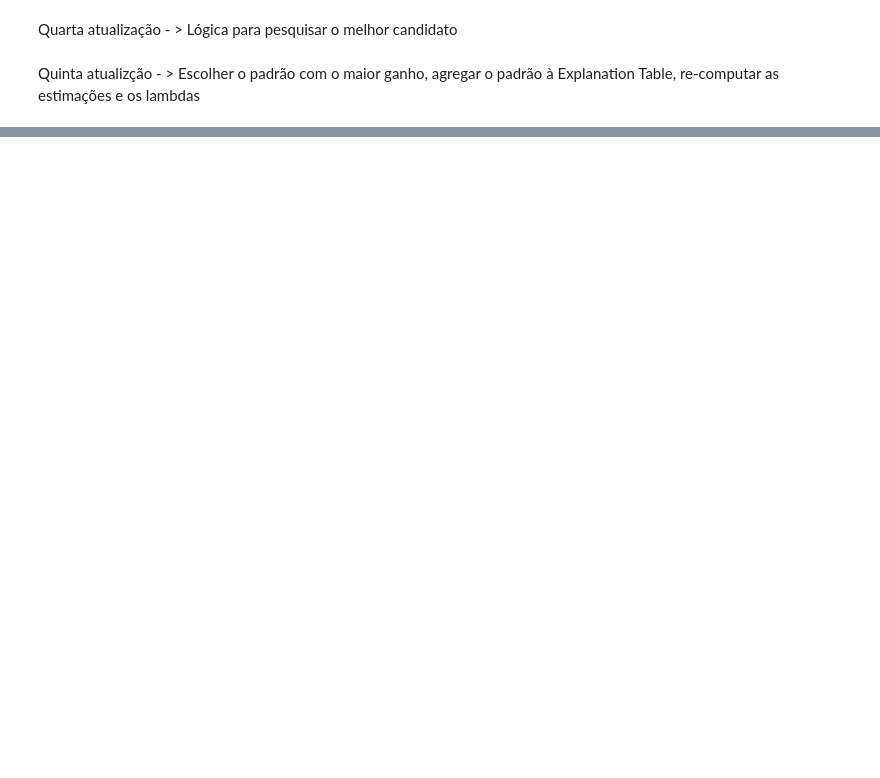
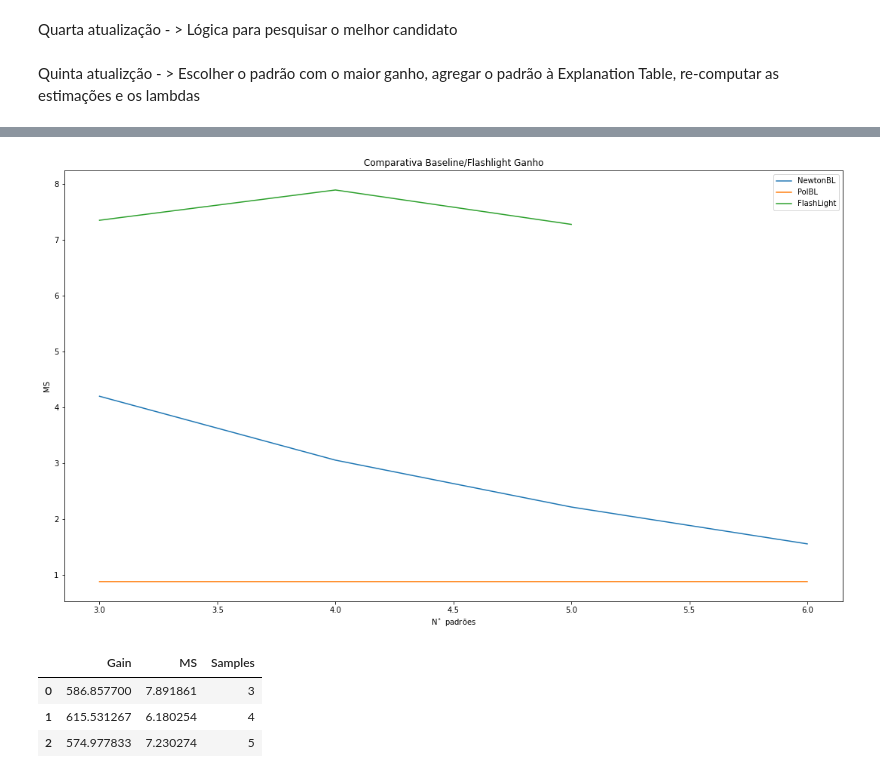
Before and after one commit to OdioALouise/CienciaDaComputacao, a Jupyter notebook: IA/explanationTable/Explanation Tables.ipynb, the cells around one changed output, grey strips where cells are left out. Drawn from its saved outputs; the diff is of its cells as text; code cells hidden in the pictures; blank space fills up the shorter version.

Commit message:
New update Explanation Tables

```diff
--- a/IA/explanationTable/Explanation Tables.ipynb
+++ b/IA/explanationTable/Explanation Tables.ipynb
@@ -422,0 +495,24 @@ array([0.17856664, 0.11282115, 0.12946538, 0.98450523, 0.82356309,
+# %%
+fig, ax = plt.subplots()
+ax.set_title('Comparativa Baseline/Flashlight Ganho');
+ax.set_ylabel('MS');
+ax.set_xlabel('N$^\circ$ padrões')
+ax.plot([3,4,5,6], newtonBaseLineGain, label='NewtonBL');
+ax.plot([3,4,5,6], polinomialBaseLineGain, label='PolBL');
+ax.plot([3,4,5], meanFlashLightGain, label='FlashLight');
+plt.legend();
+fig.set_size_inches(18.5, 10.5)
+# %% [output]
+[figure, added]
+# %%
+flashLightNumbers = pd.DataFrame({
+    'Gain': [meanFlashLightMS[1], meanFlashLightMSS4, meanFlashLightMSS5],
+    'MS' : [meanFlashLightGain[1],meanFlashLightGainS4, meanFlashLightGainS5],
+    'Samples' : ['3','4','5']
+});
+flashLightNumbers
+# %% [output]
+|  | Gain | MS | Samples |
+| 0 | 586.857700 | 7.891861 | 3 |
+| 1 | 615.531267 | 6.180254 | 4 |
+| 2 | 574.977833 | 7.230274 | 5 |
```
Also changed, not shown: parts of 11 cells of this notebook, 2 other files.
